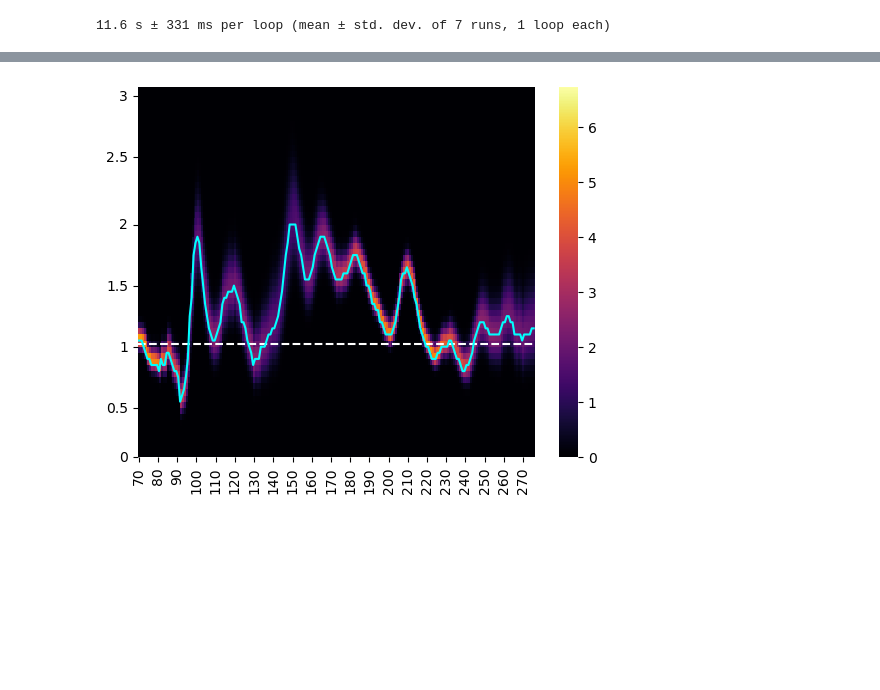
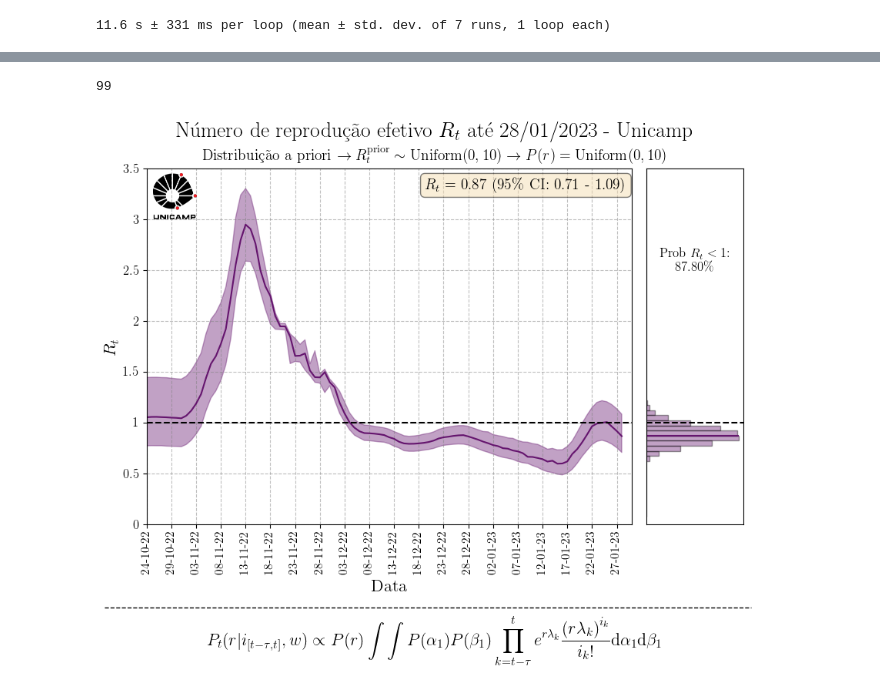
Before and after one commit to PedroHPCintra/COVID_Brasil, a Jupyter notebook: Unicamp/R0_estimation.ipynb, the cells around one changed output, grey strips where cells are left out. Saved outputs shown, nothing was run; the diff lists cells and outputs as text; code cells hidden in the pictures; blank space fills up the shorter version.

```diff
--- a/Unicamp/R0_estimation.ipynb
+++ b/Unicamp/R0_estimation.ipynb
@@ -238,0 +277,3 @@ plt.show()
+# %%
+mode = r[np.argmax(posts2[1])]
+var = np.sum(np.array(posts2[1])*0.05 * (r - m)**2)
@@ -265,0 +307,4 @@ prob_below_1 = (np.array(samples) <= 1).sum()/len(samples)
+# %%
+posts_past = pd.read_csv('R0_posterior_distributions_uniform_prior_tau=20_days_19-01-2023.csv')
+posts_past = posts_past.drop(columns = ['Unnamed: 0'])
+posts_concat = np.concatenate((np.array(posts_past)[:,:-1], posts2[1:]))
@@ -266,8 +332,8 @@ prob_below_1 = (np.array(samples) <= 1).sum()/len(samples)
 # %%
-numdays = len(posts2)+3
+numdays = len(posts_concat)+1
 base = datetime.datetime.today()
 date_list = [base - datetime.timedelta(days=x) for x in range(numdays)]
 # %%
 date_list.reverse()
 # %%
-dates = [str(date_list[i]).split(' ')[0] for i in range(len(date_list)-3)]
+dates = [str(date_list[i]).split(' ')[0] for i in range(len(date_list))]
@@ -315,12 +340,54 @@ plt.show()
-# %%
-ax = sns.heatmap(posts2.T, cmap = 'inferno')
-ax.invert_yaxis()
-plt.xlim(70, 276.5)
-plt.ylim(0, 60.5)
-plt.yticks([0,8,18,28,38,49,59], labels = [0, 0.5, 1, 1.5, 2, 2.5, 3])
-plt.axhline(18.5, color = 'white', ls = '--')
-plt.plot([i for i in range(len(y)-100)], np.argmax(posts2, axis = 1),
-        color = 'cyan')
-plt.show()
-# %% [output]
-[figure, removed]
+# %%
+len(dates)
+# %% [output]
+99
+# %%
+fig, ax = plt.subplots(1, 2, figsize = (10,6), gridspec_kw={"width_ratios": [5, 1], "wspace": 0.05})
+ax[0].grid(True, ls = '--', color = 'grey', alpha = 0.5)
+
+ax[0].plot([i for i in range(len(posts_concat))], maxim,
+        color = sns.color_palette('inferno')[1])
+ax[0].fill_between([i for i in range(len(posts_concat))], low_ci, up_ci,
+        color = sns.color_palette('inferno')[1], alpha = 0.4)
+ax[0].set_xlim(1,len(posts_concat)+1)
+ax[0].set_ylim(0,3.5)
+ax[0].axhline(1, ls = '--', color = 'black')
+ax[0].text(ax[0].get_xlim()[1]-1, 3.3,
+           r'$R_t$ = ' + f'{maxim[-1]:.2f} (95\% CI: {low_ci[-1]:.2f} - {up_ci[-1]:.2f})',
+           fontsize = 14, ha = 'right', bbox=dict(boxstyle='round', facecolor='wheat', alpha=0.5))
+ax[0].set_yticks([0,0.5,1,1.5,2,2.5,3,3.5])
+ax[0].set_yticklabels([0,0.5,1,1.5,2,2.5,3,3.5], fontsize = 12)
+ax[0].set_xticks(np.arange(ax[0].get_xlim()[0], ax[0].get_xlim()[1], 5))
+ax[0].set_xticklabels([str(dates[int(ax[0].get_xticks()[i])]).split('-')[2]+'-'+str(dates[int(ax[0].get_xticks()[i])]).split('-')[1]+'-'+str(dates[int(ax[0].get_xticks()[i])]).split('-')[0][2:] for i in range(len(ax[0].get_xticks()))],
+                      rotation = 90, fontsize = 11)
+ax[0].set_ylabel(r'$R_t$', fontsize = 16)
+ax[0].set_xlabel('Data', fontsize = 16)
+# ax[0].axvline(66)
+
+ax[1].barh(r, posts_concat[-1,:], edgecolor = 'black', height = r[1]-r[0],
+          color = sns.color_palette('inferno')[1], alpha = 0.4)
+ax[1].set_ylim(0, 3.5)
+ax[1].set_yticks([])
+ax[1].set_xlim(0, 1.05*np.max(posts2[-1,:]))
+ax[1].set_xticks([])
+ax[1].hlines(maxim[-1], 0, np.max(posts_concat[-1,:]), color = sns.color_palette('inferno')[1])
+ax[1].axhline(1, ls = '--', color = 'black')
+ax[1].text(1.05*np.max(posts2[-1,:])/2, 2.5, r'Prob $R_t < 1$:' + '\n' + f'{100*prob_below_1:.2f}\%', fontsize = 12,
+           ha = 'center')
+
+fig.text(0.5, 0.95, r'Número de reprodução efetivo $R_t$ até 28/01/2023 - Unicamp',
+         fontsize = 20, ha = 'center')
+fig.text(0.5, 0.9, r'Distribuição a priori $\rightarrow R_t^{\mathrm{prior}} \sim \mathrm{Uniform}(0, 10) \rightarrow P(r) = \mathrm{Uniform}(0, 10)$', fontsize = 14,
+        ha = 'center')
+fig.add_artist(mpl.lines.Line2D([0.07, 0.91], [-0.07, -0.07], color = 'black', lw = 1, ls = '--'))
+fig.text(0.5, -0.15, r'$P_t(r|i_{[t - \tau, t]},w) \displaystyle \propto P(r) \int \int P(\alpha_1) P(\beta_1) \prod_{k = t - \tau}^t e^{r \lambda_k} \frac{\left( r \lambda_k \right)^{i_k}}{i_k!} \mathrm{d}\alpha_1 \mathrm{d} \beta_1$',
+         fontsize = 16, ha = 'center')
+
+newax = fig.add_axes([0.09,0.77,0.10,0.10], anchor='NE', zorder=1)
+newax.imshow(im)
+newax.axis('off')
+plt.savefig('Rt_calculus_unicamp_2023-01-28_uniform_prior_tau=20_days_model.png',
+            dpi = 300, bbox_inches = 'tight')
+plt.show()
+# %% [output]
+[figure, added]
```
Also changed, not shown: parts of 37 cells of this notebook, 2 other files.
